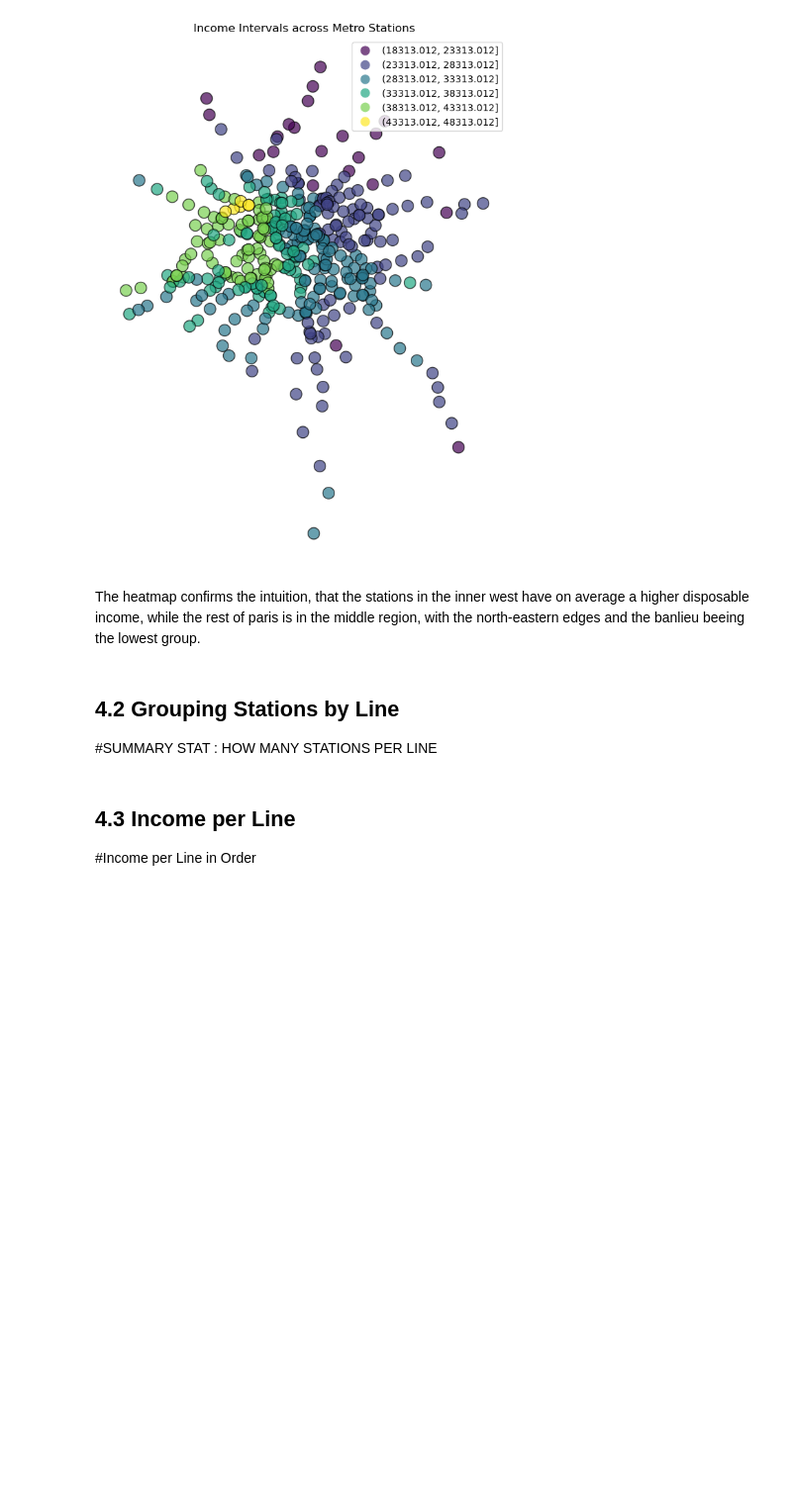
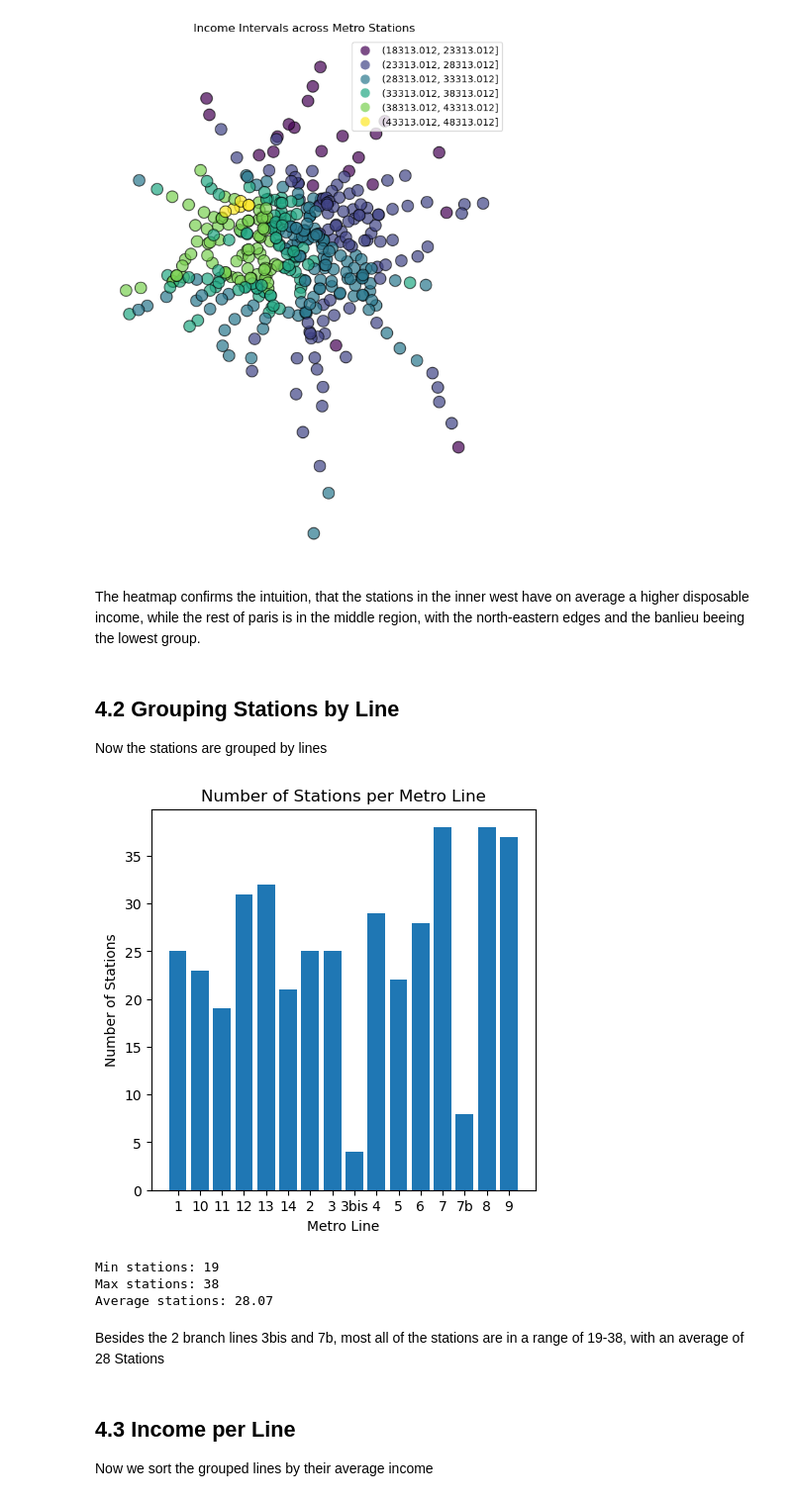
Before and after one commit to tomixmeier/ParisMetro, a Jupyter notebook: notebooks/analysis.ipynb, the cells around one changed output. Shown at 99% size. Saved outputs shown, nothing was run; the diff lists cells and outputs as text; code cells hidden in the pictures; blank space fills up the shorter version.

Commit message:
Added 4.2 and 4.3 + Added Print Commands + Did an investigation for a regression methodology

```diff
--- a/notebooks/analysis.ipynb
+++ b/notebooks/analysis.ipynb
@@ -242,7 +242,47 @@ m = df.explore(
 m.save("../outputs/4_1_3_income_intervals_map.html")
 # %% [markdown]
 ## 4.2 Grouping Stations by Line
-#SUMMARY STAT : HOW MANY STATIONS PER LINE
+Now the stations are grouped by lines
+# %%
+#Sorting the Lines
+stations_per_line = df.groupby("indice_lig").size().reset_index(name="n_stations")
+stations_per_line = stations_per_line.sort_values(by="indice_lig")
+
+#Histogram
+plt.figure(figsize=(5,5))
+
+plt.bar(
+    stations_per_line["indice_lig"],
+    stations_per_line["n_stations"]
+)
+
+plt.title("Number of Stations per Metro Line")
+plt.xlabel("Metro Line")
+plt.ylabel("Number of Stations")
+
+plt.show()
+# %% [output]
+[figure, added]
+# %%
+filtered = stations_per_line[
+    ~stations_per_line["indice_lig"].isin(["3bis", "7b"])
+].copy()
+
+min_stations = filtered["n_stations"].min()
+max_stations = filtered["n_stations"].max()
+mean_stations = filtered["n_stations"].mean()
+
+min_stations, max_stations, mean_stations
+
+print(f"Min stations: {min_stations}")
+print(f"Max stations: {max_stations}")
+print(f"Average stations: {mean_stations:.2f}")
+# %% [output]
+Min stations: 19
+Max stations: 38
+Average stations: 28.07
+# %% [markdown]
+Besides the 2 branch lines 3bis and 7b, most all of the stations are in a range of 19-38, with an average of 28 Stations
 # %% [markdown]
 ## 4.3 Income per Line
-#Income per Line in Order
+Now we sort the grouped lines by their average income
```
Also changed, not shown: parts of 6 cells of this notebook, 3 other files.
